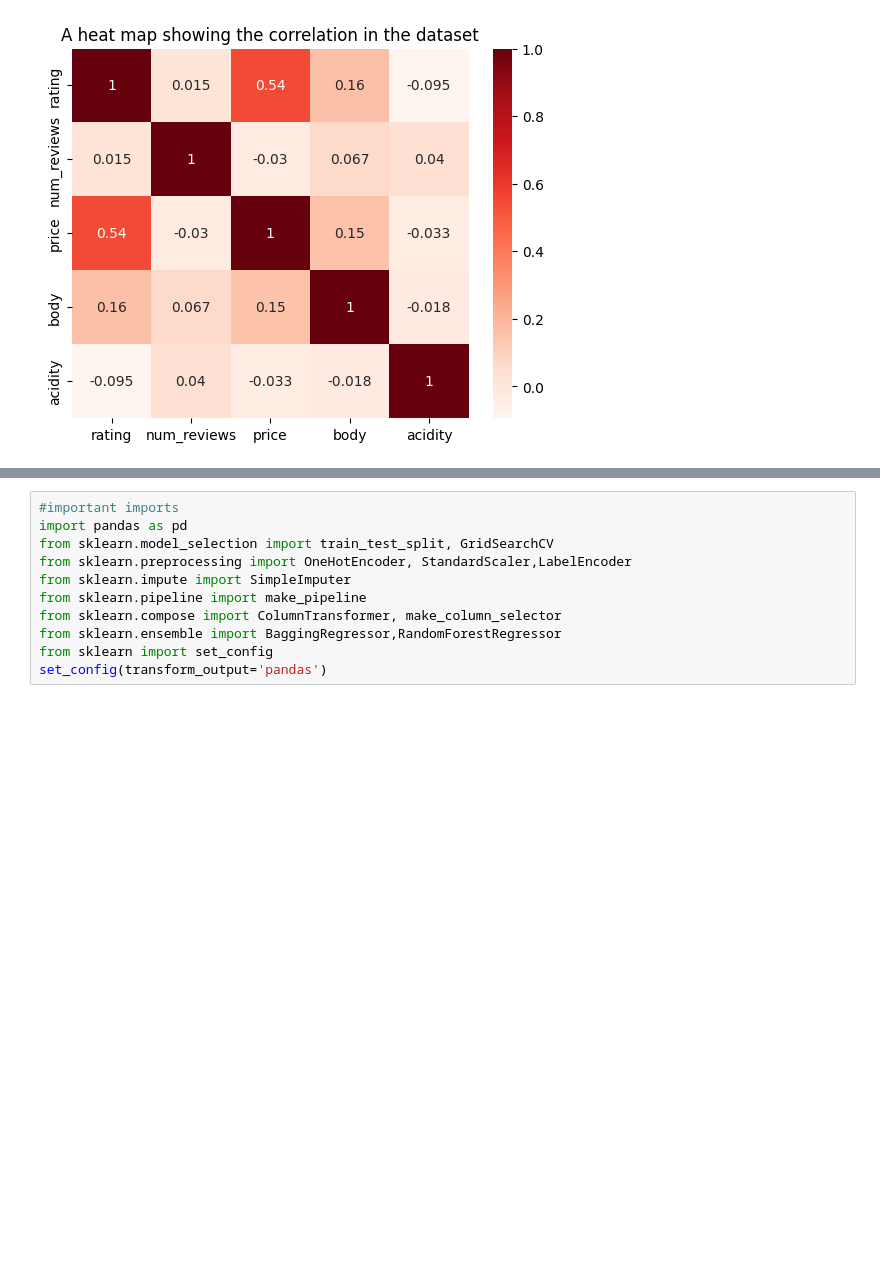
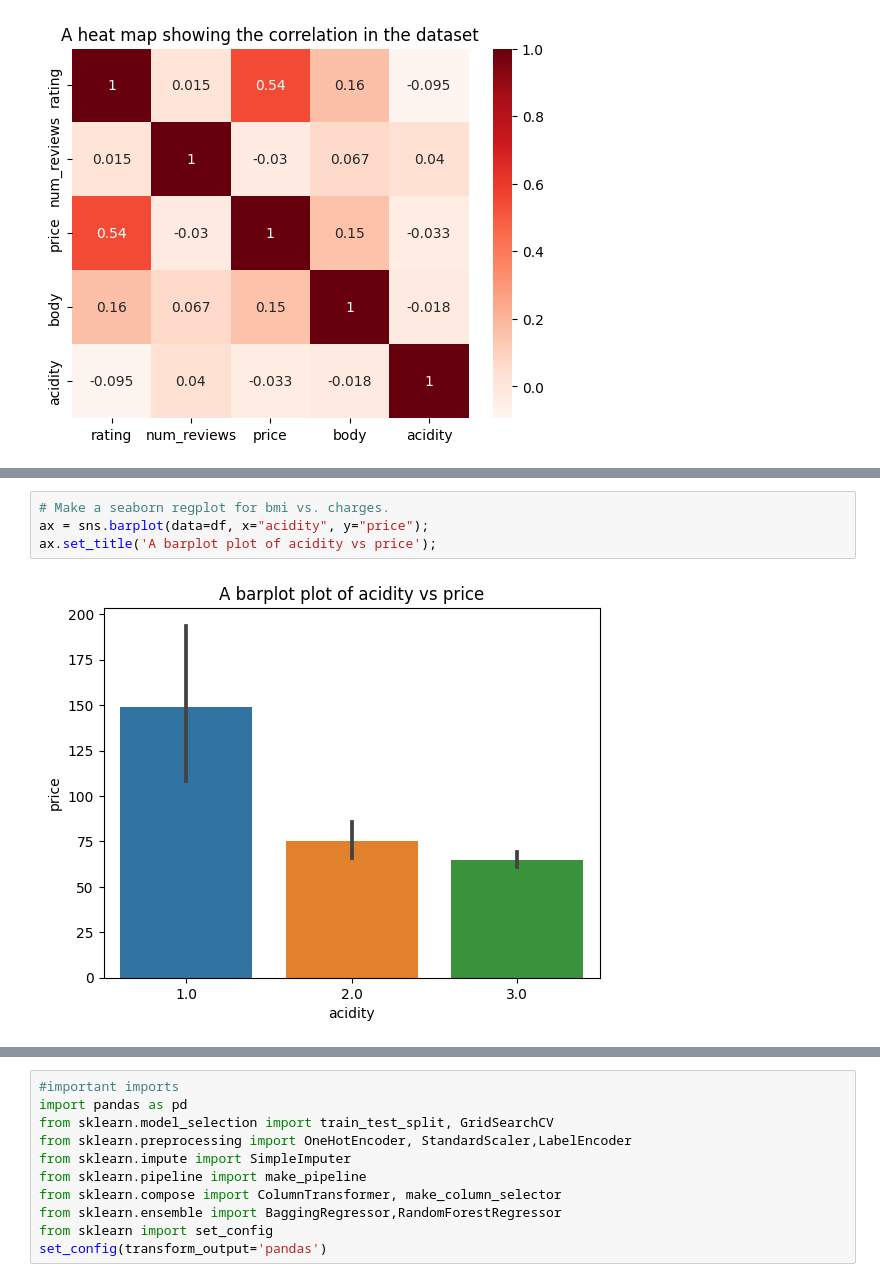
Before and after one commit to ainejerry/wine_repo, a Jupyter notebook: PROJECT_2_WINE.ipynb, the cells around one changed output, grey strips where cells are left out. Cells and saved outputs as stored; diff of their text form; blank space fills up the shorter version.

```diff
--- a/PROJECT_2_WINE.ipynb
+++ b/PROJECT_2_WINE.ipynb
@@ -186,0 +193,6 @@ ax.set_title('A heat map showing the correlation in the dataset');
+# %%
+# Make a seaborn regplot for bmi vs. charges.
+ax = sns.barplot(data=df, x="acidity", y="price");
+ax.set_title('A barplot plot of acidity vs price');
+# %% [output]
+[figure, added]
```
Also changed, not shown: parts of 5 cells of this notebook.
